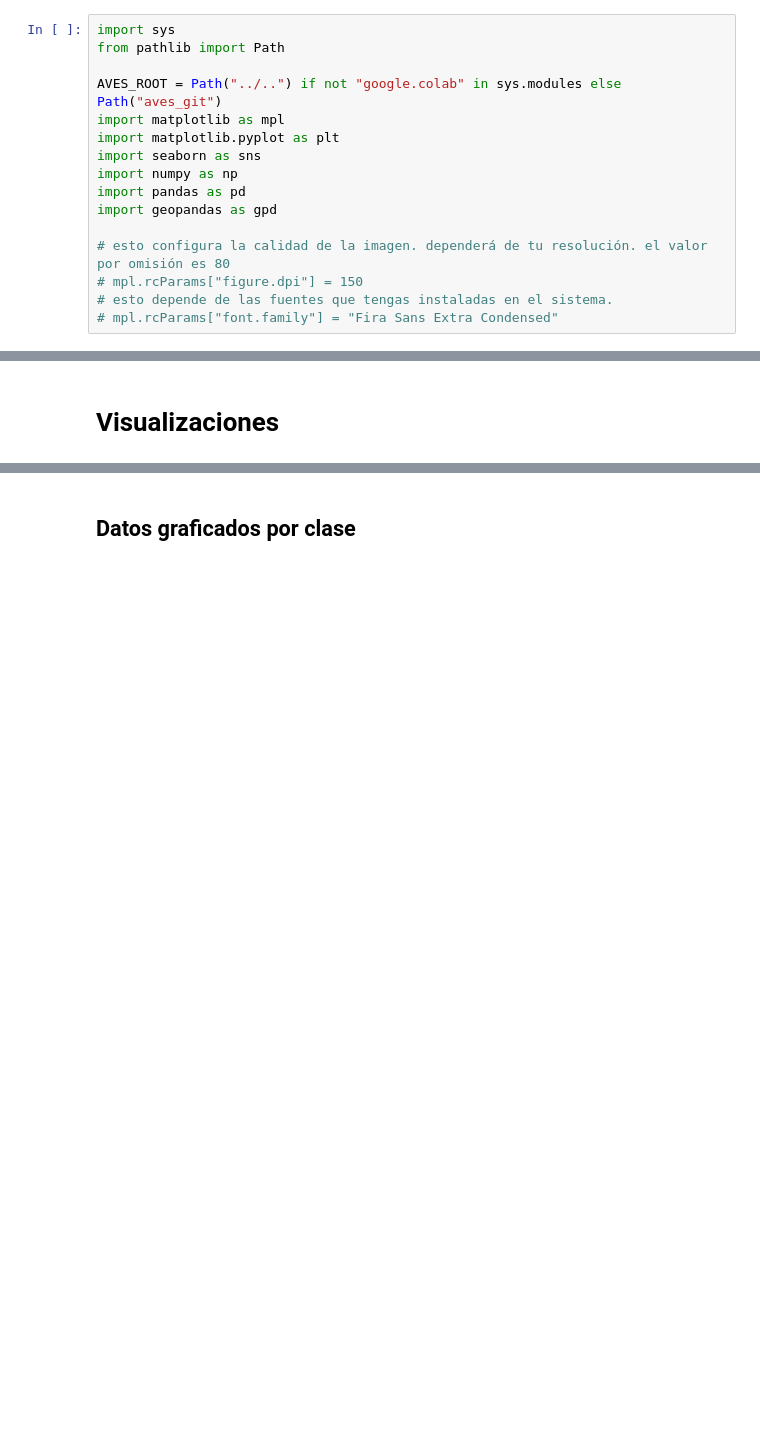
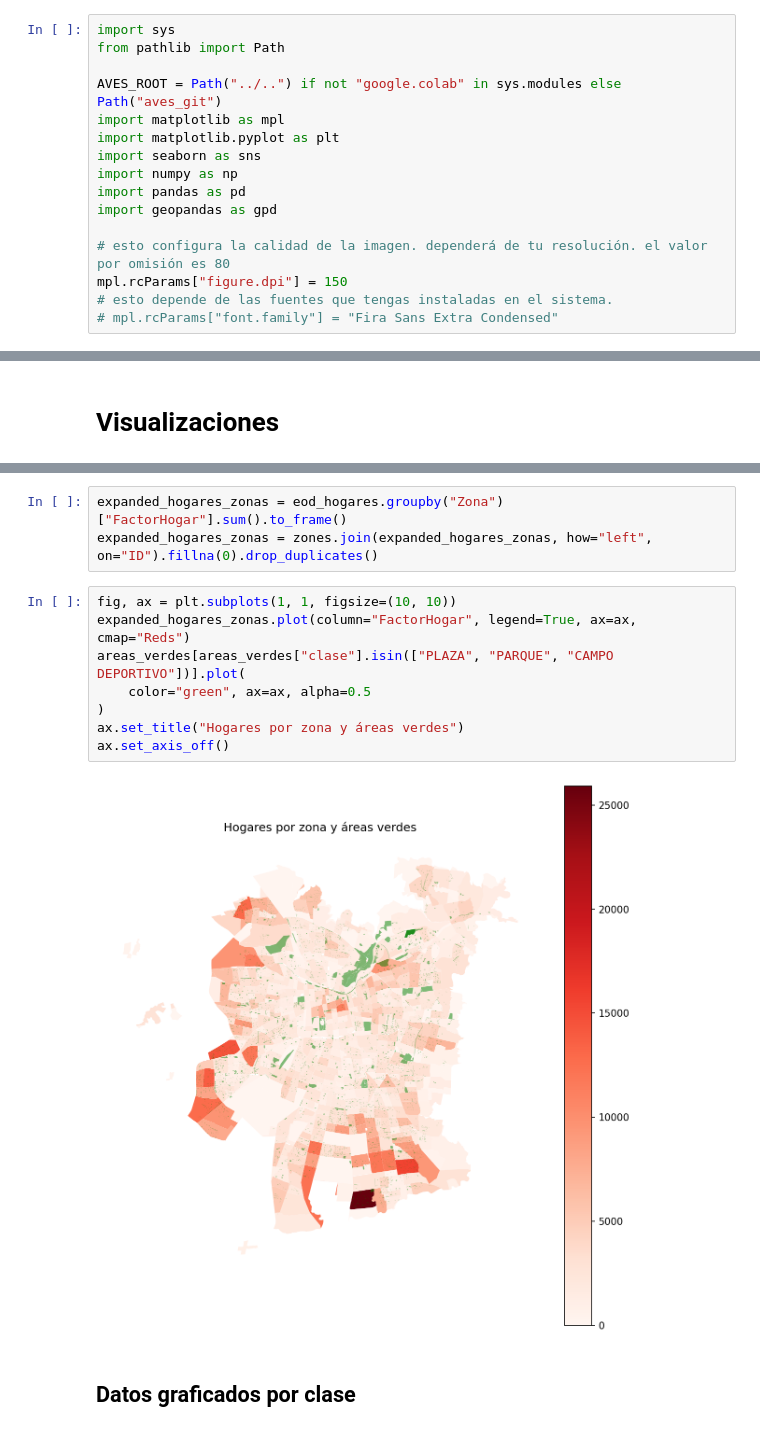
Before and after one commit to DamnXitri/project-areas_verdes, a Jupyter notebook: notebooks/project/project.ipynb, the cells around one changed output, grey strips where cells are left out. Drawn from its saved outputs; the diff is of its cells as text; blank space fills up the shorter version.

```diff
--- a/notebooks/project/project.ipynb
+++ b/notebooks/project/project.ipynb
@@ -13,7 +13,7 @@ import pandas as pd
 import geopandas as gpd
 
 # esto configura la calidad de la imagen. dependerá de tu resolución. el valor por omisión es 80
-# mpl.rcParams["figure.dpi"] = 150
+mpl.rcParams["figure.dpi"] = 150
 # esto depende de las fuentes que tengas instaladas en el sistema.
 # mpl.rcParams["font.family"] = "Fira Sans Extra Condensed"
 # %% [markdown]
@@ -58,3 +148,16 @@ hogares = hogares[hogares["Comuna"].isin(areas_verdes["Comuna"].unique())]
+# %%
+expanded_hogares_zonas = eod_hogares.groupby("Zona")["FactorHogar"].sum().to_frame()
+expanded_hogares_zonas = zones.join(expanded_hogares_zonas, how="left", on="ID").fillna(0).drop_duplicates()
+# %%
+fig, ax = plt.subplots(1, 1, figsize=(10, 10))
+expanded_hogares_zonas.plot(column="FactorHogar", legend=True, ax=ax, cmap="Reds")
+areas_verdes[areas_verdes["clase"].isin(["PLAZA", "PARQUE", "CAMPO DEPORTIVO"])].plot(
+    color="green", ax=ax, alpha=0.5
+)
+ax.set_title("Hogares por zona y áreas verdes")
+ax.set_axis_off()
+# %% [output]
+[figure, added]
 # %% [markdown]
 ## Datos graficados por clase
 # %%
```
Also changed, not shown: parts of 14 cells of this notebook.
